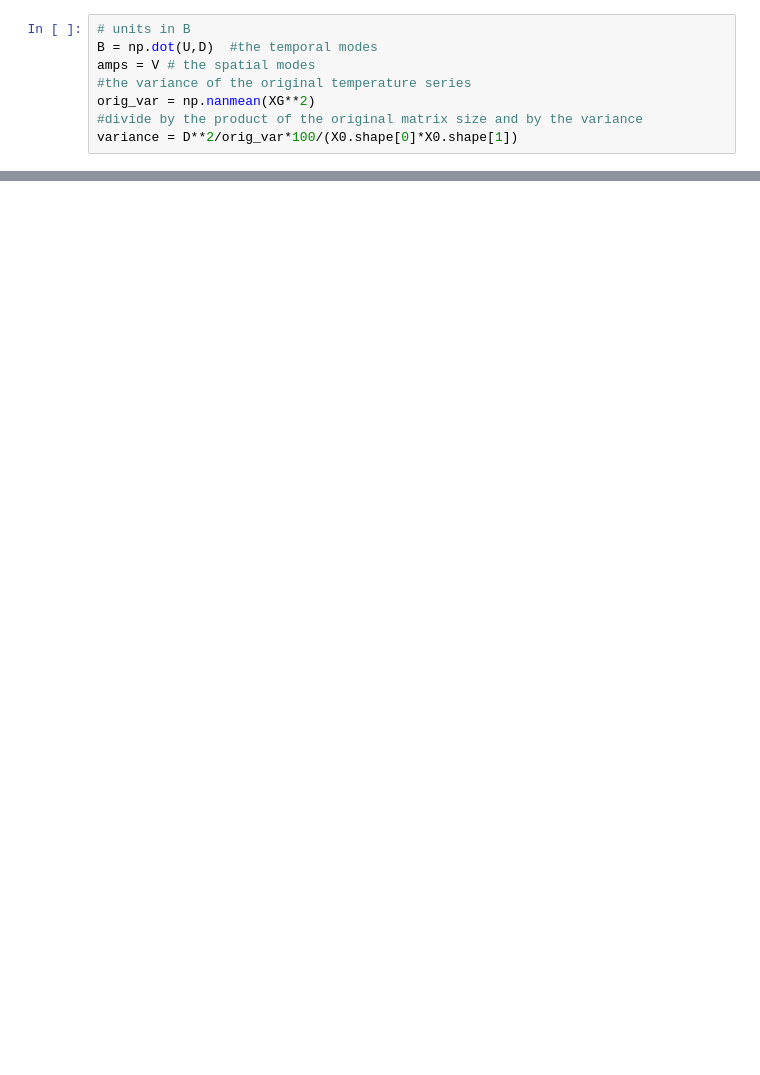
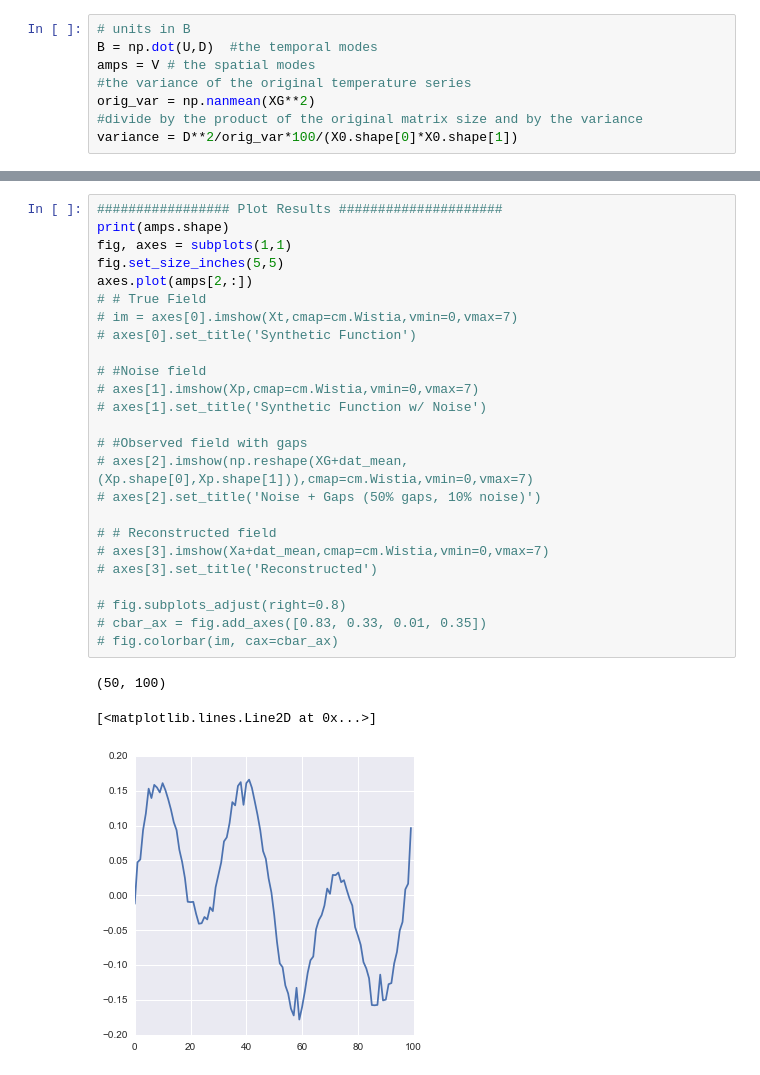
Before and after one commit to klapo/CalRad, a Jupyter notebook: naneof_BR2003.notebook.ipynb, the cells around one changed output, grey strips where cells are left out. Drawn from its saved outputs; the diff is of its cells as text; blank space fills up the shorter version.

```diff
--- a/naneof_BR2003.notebook.ipynb
+++ b/naneof_BR2003.notebook.ipynb
@@ -234,0 +235,29 @@ fig.colorbar(im, cax=cbar_ax)
+# %%
+################# Plot Results #####################
+print(amps.shape)
+fig, axes = subplots(1,1)
+fig.set_size_inches(5,5)
+axes.plot(amps[2,:])
+# # True Field
+# im = axes[0].imshow(Xt,cmap=cm.Wistia,vmin=0,vmax=7)
+# axes[0].set_title('Synthetic Function')
+
+# #Noise field
+# axes[1].imshow(Xp,cmap=cm.Wistia,vmin=0,vmax=7)
+# axes[1].set_title('Synthetic Function w/ Noise')
+
+# #Observed field with gaps
+# axes[2].imshow(np.reshape(XG+dat_mean,(Xp.shape[0],Xp.shape[1])),cmap=cm.Wistia,vmin=0,vmax=7)
+# axes[2].set_title('Noise + Gaps (50% gaps, 10% noise)')
+
+# # Reconstructed field
+# axes[3].imshow(Xa+dat_mean,cmap=cm.Wistia,vmin=0,vmax=7)
+# axes[3].set_title('Reconstructed')
+
+# fig.subplots_adjust(right=0.8)
+# cbar_ax = fig.add_axes([0.83, 0.33, 0.01, 0.35])
+# fig.colorbar(im, cax=cbar_ax)
+# %% [output]
+(50, 100)
+[<matplotlib.lines.Line2D at 0x...>]
+[figure, added]
```
Also changed, not shown: parts of 5 cells of this notebook.
